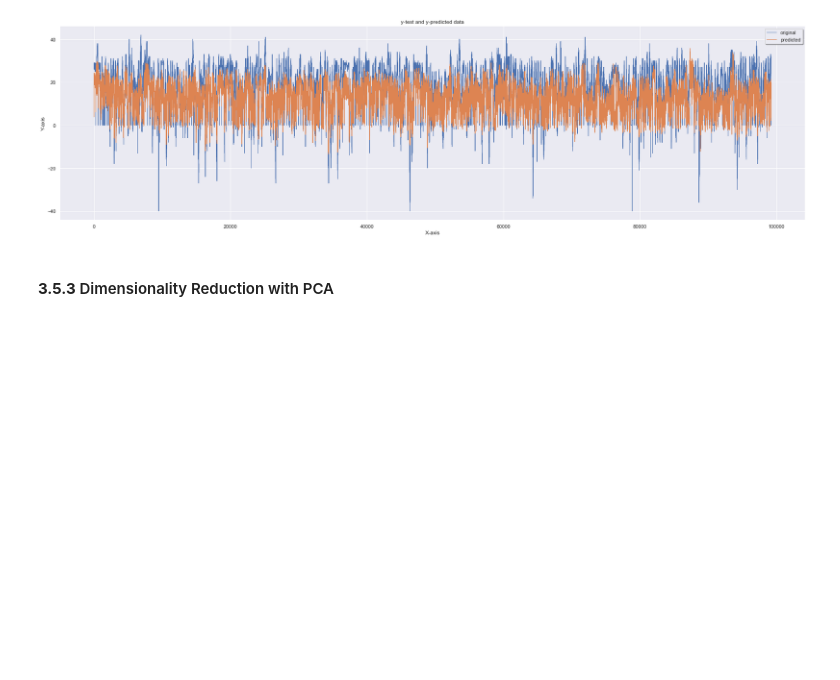
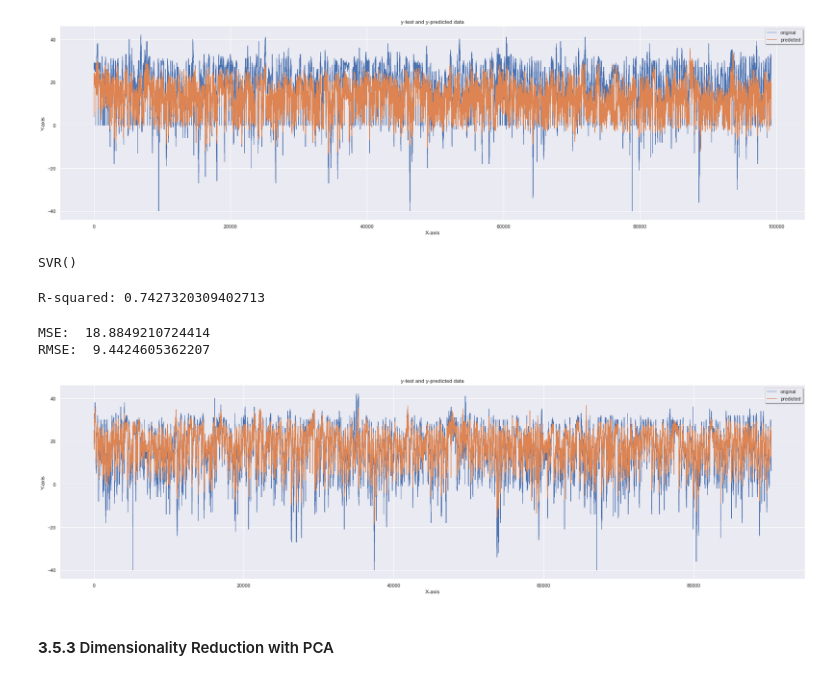
Before and after one commit to sumants-dev/CIS545-Project, a Jupyter notebook: Seasonal_weather_data__analysisv2.ipynb, the cells around one changed output. Drawn from its saved outputs; the diff is of its cells as text; code cells hidden in the pictures; blank space fills up the shorter version.

```diff
--- a/Seasonal_weather_data__analysisv2.ipynb
+++ b/Seasonal_weather_data__analysisv2.ipynb
@@ -851,12 +849,37 @@ y_test = x_test['temperature']
 x_train = x_train[['dew', 'pressure', 'no2', 'Population', 'wind-gust', 'so2', 'wind-speed', 'pm25', 'pm10','month', 'humidity',  'co','city_labels','country_labels','short_date_labels']]
 x_valid = x_valid[['dew', 'pressure', 'no2', 'Population', 'wind-gust', 'so2', 'wind-speed', 'pm25', 'pm10','month', 'humidity', 'co','city_labels','country_labels','short_date_labels']]
 x_test = x_test[['dew', 'pressure', 'no2', 'Population', 'wind-gust', 'so2', 'wind-speed', 'pm25', 'pm10','month', 'humidity', 'co','city_labels','country_labels','short_date_labels']]
+# %%
+# split by years
+#Training 2019
+#Validation 2020
+#Testing 2021
+
+
+x_train2 =  new_weather_df2[(new_weather_df2['datetime']> '2018-12') & (new_weather_df2['datetime']<= '2019-12')]
+
+x_valid2 = new_weather_df2[(new_weather_df2['datetime']> '2019-12') & (new_weather_df2['datetime']<= '2020-12')]
+
+x_test2 = new_weather_df2[(new_weather_df2['datetime']> '2020-12') & (new_weather_df2['datetime']<= '2021-12')]
+
+y_train2 = x_train2['temperature']
+y_test2 = x_test2['temperature']
+
+x_train2 = x_train2[['dew', 'pressure', 'no2', 'wind-gust', 'so2', 'pm25', 'pm10','month', 'humidity',  'co','city_labels','country_labels','short_date_labels']]
+x_valid2 = x_valid2[['dew', 'pressure', 'no2', 'wind-gust', 'so2',  'pm25', 'pm10','month', 'humidity', 'co','city_labels','country_labels','short_date_labels']]
+x_test2 = x_test2[['dew', 'pressure', 'no2',  'wind-gust', 'so2',  'pm25', 'pm10','month', 'humidity', 'co','city_labels','country_labels','short_date_labels']]
 # %%
 x_train = x_train.astype('int64')
 x_valid = x_valid.astype('int64')
 x_test = x_test.astype('int64')
 y_train = y_train.astype('int64')
 y_test = y_test.astype('int64')
+# %%
+x_train2 = x_train2.astype('int64')
+x_valid2 = x_valid2.astype('int64')
+x_test2 = x_test2.astype('int64')
+y_train2 = y_train2.astype('int64')
+y_test2 = y_test2.astype('int64')
 # %% [markdown]
 #### **3.5.2**  SVM Regression model
 # %%
@@ -898,6 +921,40 @@ plt.grid(True)
 plt.show()
 # %% [output]
 [figure]
+# %%
+X2 = x_train2
+y2 = y_train2
+regr2 = svm.SVR()
+regr2.fit(X2, y2)
+# %% [output]
+SVR()
+# %%
+y_pred2 = regr2.predict(x_test2)
+# %%
+
+score2 = regr2.score(x_train2, y_train2)
+print("R-squared:", score2)
+# %% [output]
+R-squared: 0.7427320309402713
+# %%
+mse2 = mean_squared_error(y_test2, y_pred2)
+print("MSE: ", mse2)
+print("RMSE: ", mse2*(1/2.0))
+# %% [output]
+MSE:  18.8849210724414
+RMSE:  9.4424605362207
+# %%
+x_ax = range(len(y_test2))
+plt.plot(x_ax, y_test2, linewidth=1, label="original")
+plt.plot(x_ax, y_pred2, linewidth=1.1, label="predicted")
+plt.title("y-test and y-predicted data")
+plt.xlabel('X-axis')
+plt.ylabel('Y-axis')
+plt.legend(loc='best',fancybox=True, shadow=True)
+plt.grid(True)
+plt.show()
+# %% [output]
+[figure, added]
 # %% [markdown]
 #### **3.5.3** Dimensionality Reduction with PCA
 # %%
```
Also changed, not shown: parts of 7 cells of this notebook, 1 other file.
